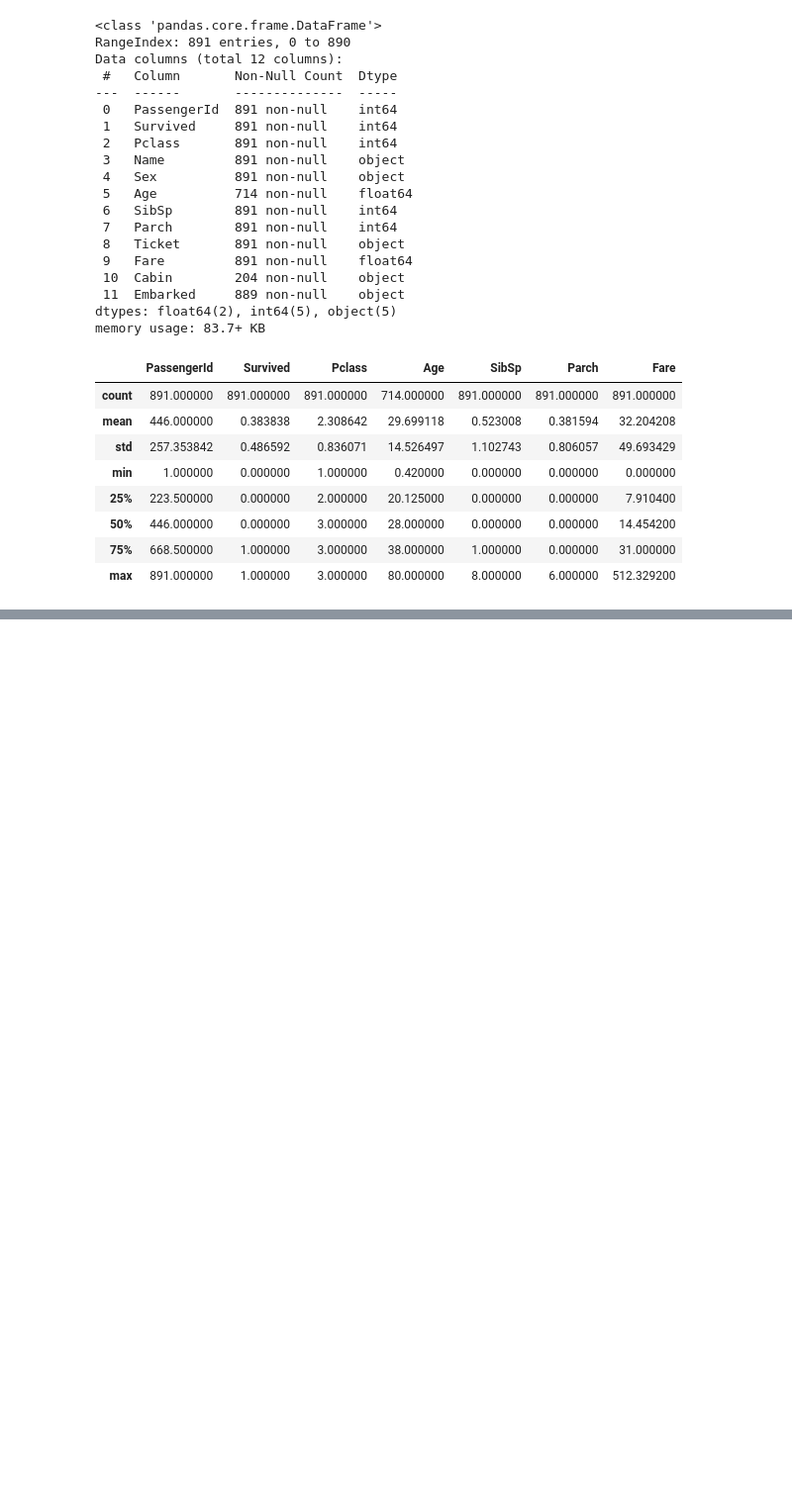
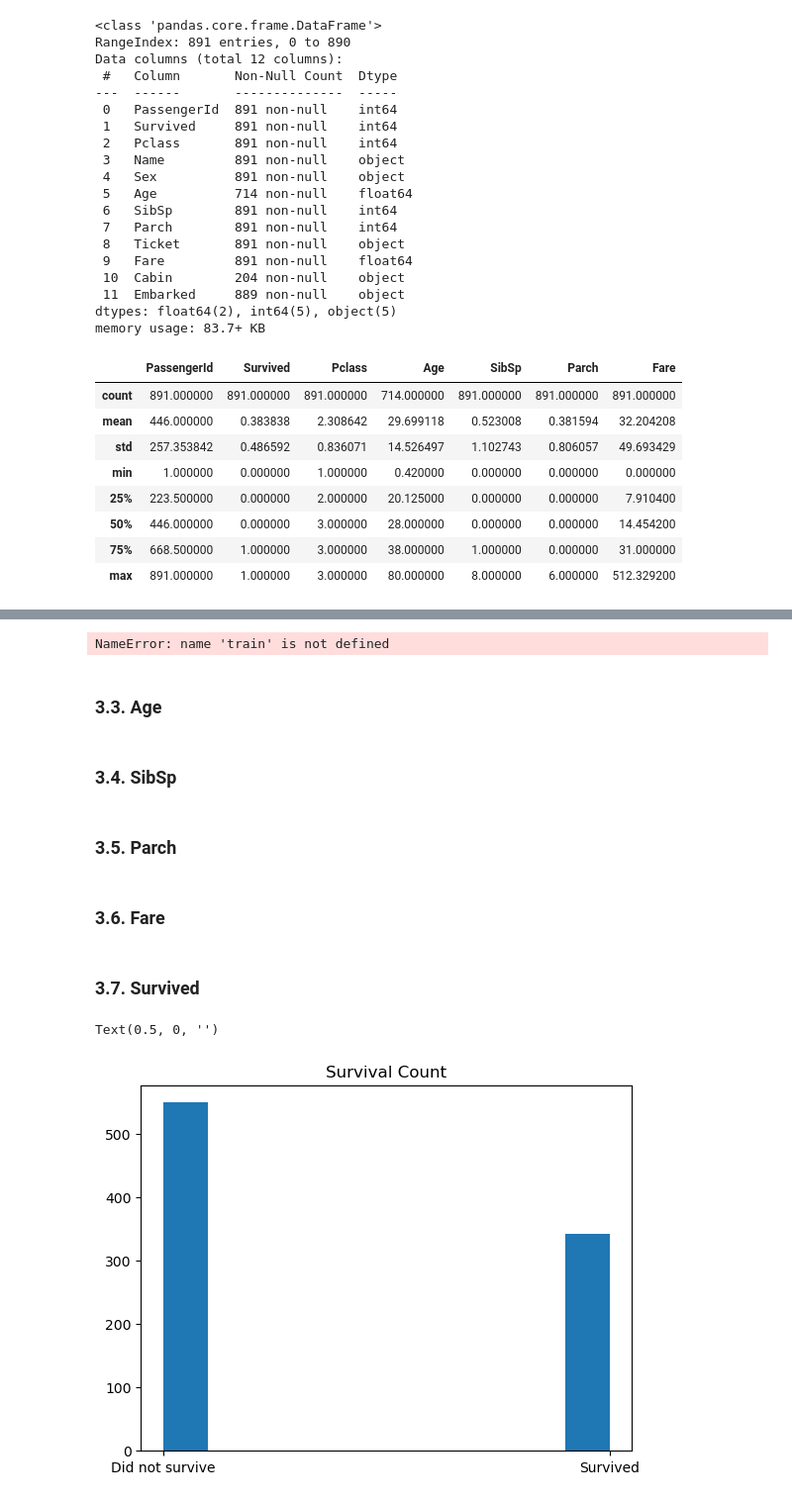
Before and after one commit to FuturPanda/ML-lessons, a Jupyter notebook: Titanic Kaggle/Titanic_nb.ipynb, the cells around one changed output, grey strips where cells are left out. Shown: that part at 99% size. Saved outputs shown, nothing was run; the diff lists cells and outputs as text; code cells hidden in the pictures; blank space fills up the shorter version.

```diff
--- a/Titanic Kaggle/Titanic_nb.ipynb
+++ b/Titanic Kaggle/Titanic_nb.ipynb
@@ -91,0 +114,27 @@ memory usage: 83.7+ KB
+# %%
+pclass_pivot = train_csv.pivot_table(index='Pclass', columns='Survived', values='PassengerId', aggfunc='count')
+pclass_pivot.columns = ['No', 'Yes']
+pclass_pivot['Total'] = pclass_pivot['Yes'] + pclass_pivot['No']
+pclass_pivot['Survival %'] = round(pclass_pivot['Yes'] / (pclass_pivot['Yes'] + pclass_pivot['No']) * 100,1).astype(str) + '%'
+pclass_pivot
+# %% [output]
+NameError: name 'train' is not defined
+# %% [markdown]
+### 3.3. Age
+# %% [markdown]
+### 3.4. SibSp
+# %% [markdown]
+### 3.5. Parch
+# %% [markdown]
+### 3.6. Fare
+# %% [markdown]
+### 3.7. Survived
+# %%
+plt.figure()
+plt.hist(train_csv["Survived"])
+plt.xticks(ticks=[0, 1], labels=['Did not survive', 'Survived'])
+plt.title("Survival Count")
+plt.xlabel("")
+# %% [output]
+Text(0.5, 0, '')
+[figure, added]
```
Also changed, not shown: parts of 5 cells of this notebook.
